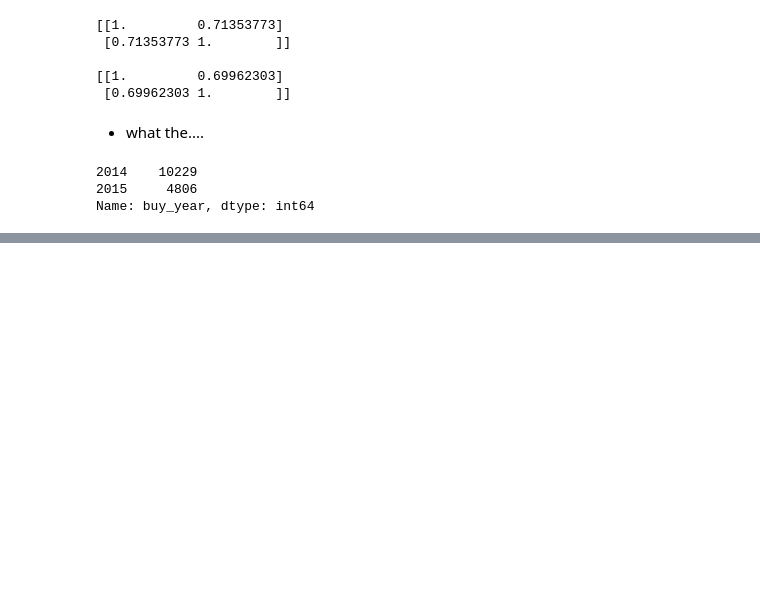
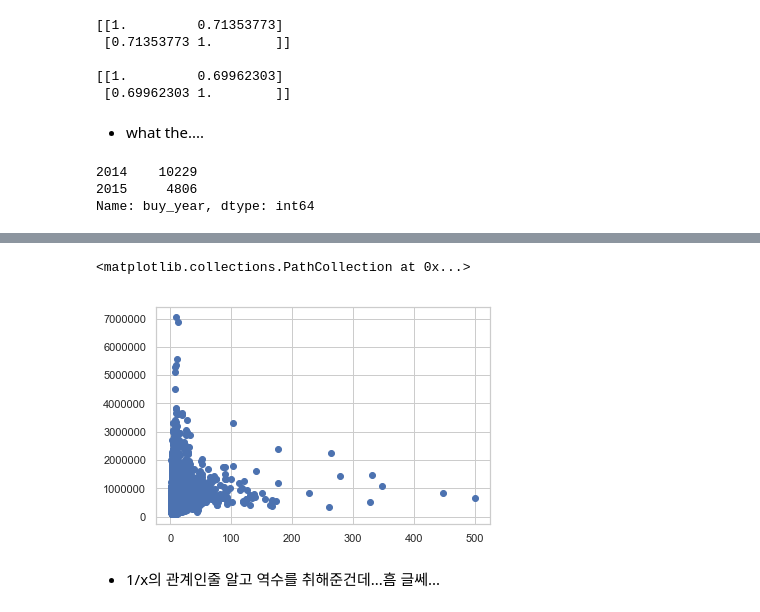
Before and after one commit to Junhojuno/everyday-kaggle, a Jupyter notebook: houseprice_prediction/code/Lets-EDA-it.ipynb, the cells around one changed output, grey strips where cells are left out. Saved outputs shown, nothing was run; the diff lists cells and outputs as text; code cells hidden in the pictures; blank space fills up the shorter version.

```diff
--- a/houseprice_prediction/code/Lets-EDA-it.ipynb
+++ b/houseprice_prediction/code/Lets-EDA-it.ipynb
@@ -1099,0 +1266,7 @@ Name: buy_year, dtype: int64
+# %%
+plt.scatter(1/(df_train['distance_from_max']), df_train['price'])
+# %% [output]
+<matplotlib.collections.PathCollection at 0x...>
+[figure, added]
+# %% [markdown]
+- 1/x의 관계인줄 알고 역수를 취해준건데...흠 글쎄...
```
Also changed, not shown: parts of 20 cells of this notebook.
